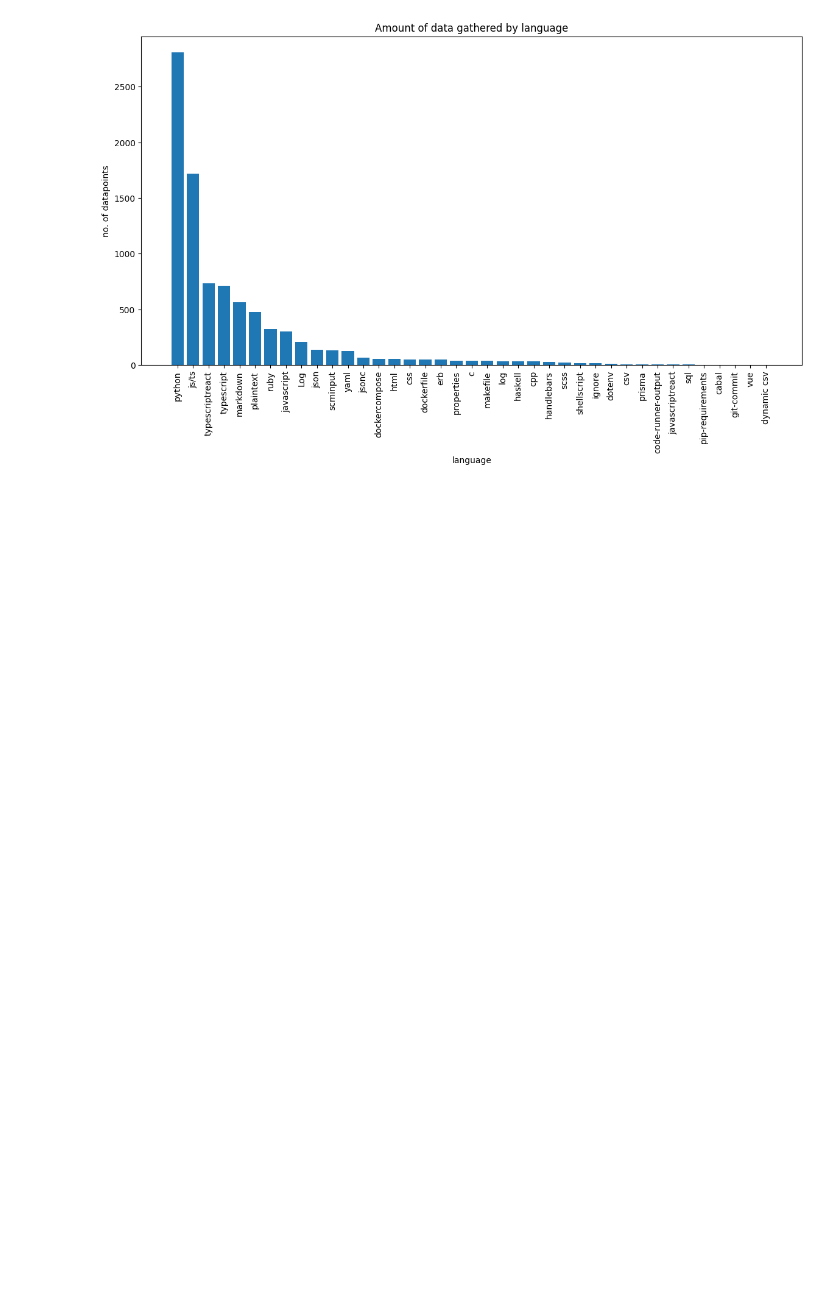
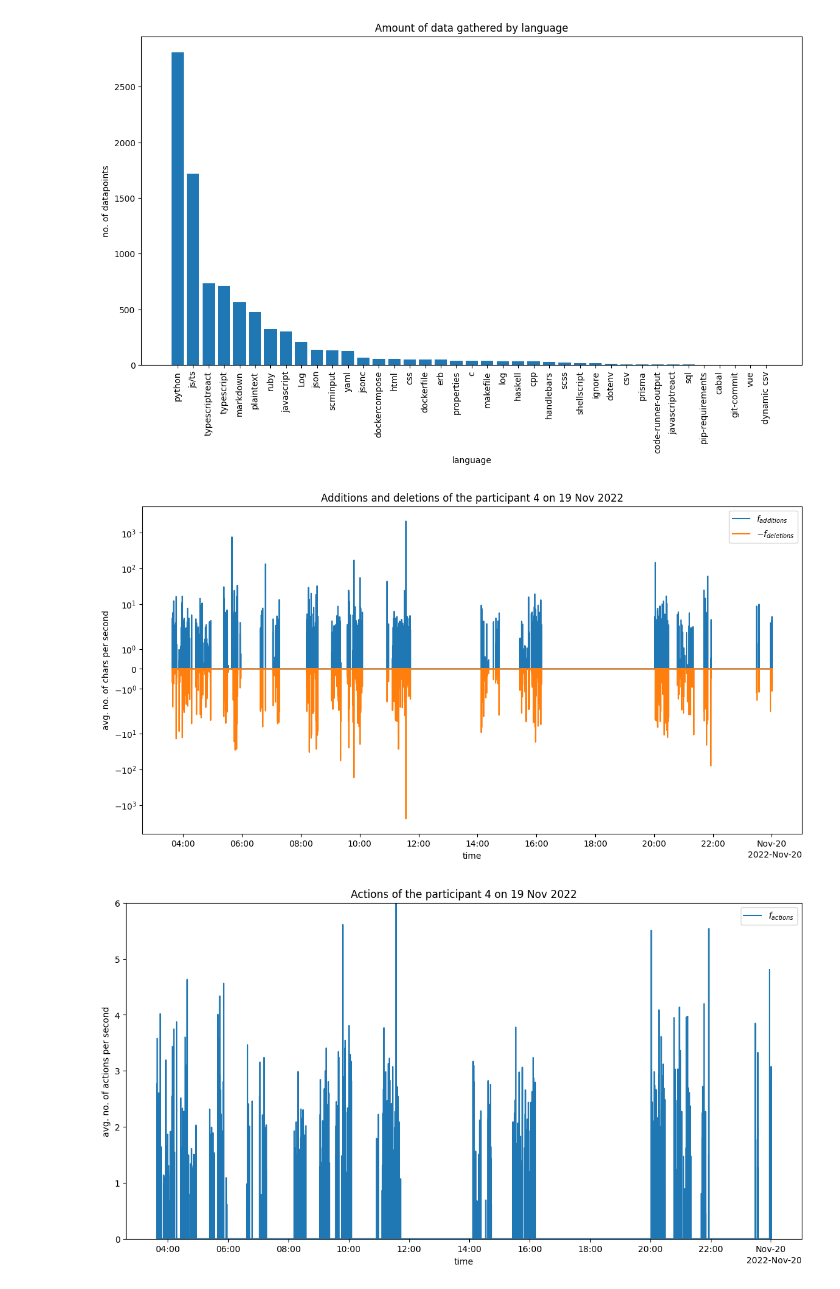
Before and after one commit to goalon/time-tracking-analysis, a Jupyter notebook: src/analysis.ipynb, the cells around one changed output. Cells and saved outputs as stored; diff of their text form; code cells hidden in the pictures; blank space fills up the shorter version.

Commit message:
Visualize a day. Prepare a compiled analysis. Tidy up.

```diff
--- a/src/analysis.ipynb
+++ b/src/analysis.ipynb
@@ -70,3 +66,13 @@ plotters_bank.data_gathered.show()
 plotters_bank.languages_total.show()
 # %% [output]
 [figure]
+# %%
+from datetime import datetime
+from DayVisualizer import DayVisualizer
+
+day_visualizer = DayVisualizer('a27a817a-fa90-44a8-8fb7-2a9ab292ed41', datetime(2022, 11, 19), 4)
+day_visualizer.show_add_and_del(save_id='add-and-del-vis')
+day_visualizer.show_actions(save_id='actions-vis')
+# %% [output]
+[figure, added]
+[figure, added]
```
Also changed, not shown: parts of 2 cells of this notebook, 5 other files.
